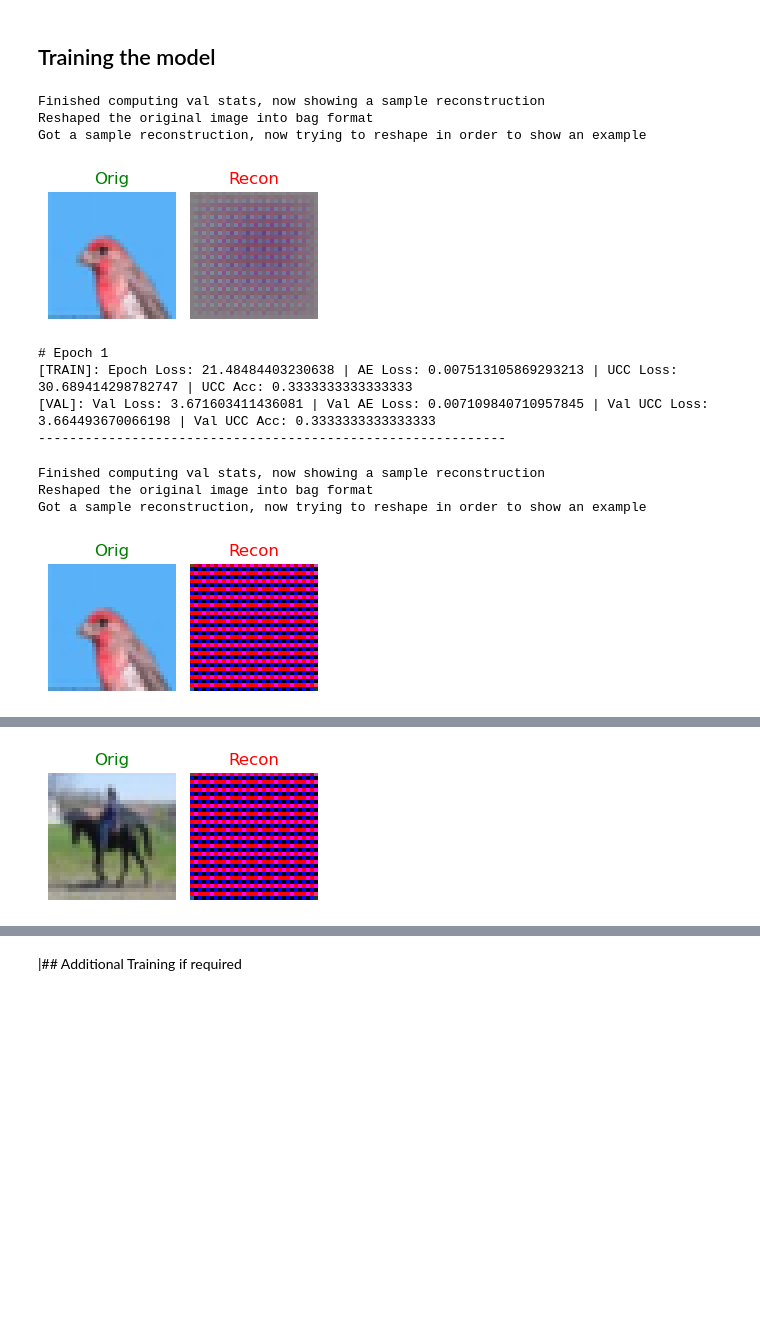
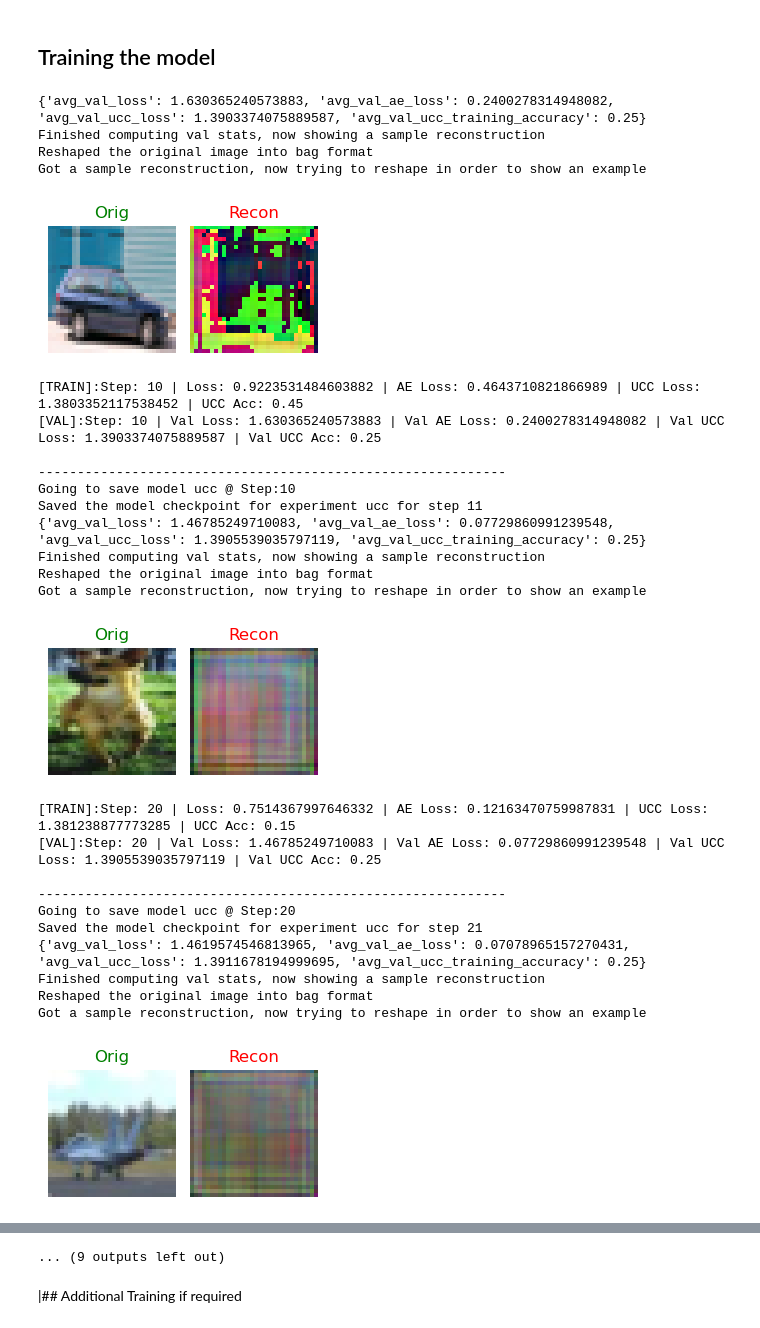
Before and after one commit to ParasharaRamesh/NUS-CS5242-Neural-Networks-and-Deep-Learning, a Jupyter notebook: Assignment 3 (CIFAR Clustering)/My test code/test.ipynb, the cells around one changed output, grey strips where cells are left out. Cells and saved outputs as stored; diff of their text form; code cells hidden in the pictures; blank space fills up the shorter version.

Commit message:
was able to train the model now ... have to let it run loose in colab now

```diff
--- a/Assignment 3 (CIFAR Clustering)/My test code/test.ipynb
+++ b/Assignment 3 (CIFAR Clustering)/My test code/test.ipynb
@@ -184,3 +34,5 @@ min(val_ae_losses)
+# %%
+dataloaders = Dataloaders()
 # %% [markdown]
 # EXPERIMENT-1 : UCC Model
 
@@ -192,8 +44,8 @@ Similarly experiment-2 will be the improvement model
 # %%
 experiment1 = "ucc"
 save_dir = os.path.abspath(config.weights_path)
-combined_ucc_model = CombinedUCCModel().to(config.device)
+combined_ucc_model = UCCModel().to(config.device)
 
 #creating the trainer
-ucc_trainer = UCCTrainer(experiment1, combined_ucc_model, dataset, save_dir)
+ucc_trainer = UCCTrainer(experiment1, combined_ucc_model, dataloaders, save_dir)
 # %% [output]
@@ -208,15 +57,30 @@ Combined UCC model initialized
 # %%
-exp1_epoch_numbers, exp1_training_ae_losses, exp1_training_ucc_losses, exp1_training_losses, exp1_training_ucc_accuracies, exp1_val_ae_losses, exp1_val_ucc_losses, exp1_val_losses, exp1_val_ucc_accuracies = ucc_trainer.train(3, epoch_saver_count=6)
+exp1_epoch_numbers, exp1_training_ae_losses, exp1_training_ucc_losses, exp1_training_losses, exp1_training_ucc_accuracies, exp1_val_ae_losses, exp1_val_ucc_losses, exp1_val_losses, exp1_val_ucc_accuracies = ucc_trainer.train(saver_steps=10)
 # %% [output]
+{'avg_val_loss': 1.630365240573883, 'avg_val_ae_loss': 0.2400278314948082, 'avg_val_ucc_loss': 1.3903374075889587, 'avg_val_ucc_training_accuracy': 0.25}
 Finished computing val stats, now showing a sample reconstruction
 Reshaped the original image into bag format
 Got a sample reconstruction, now trying to reshape in order to show an example
-[figure, old version]
+[figure, new version]
-# Epoch 1
-[TRAIN]: Epoch Loss: 21.48484403230638 | AE Loss: 0.007513105869293213 | UCC Loss: 30.689414298782747 | UCC Acc: 0.3333333333333333
-[VAL]: Val Loss: 3.671603411436081 | Val AE Loss: 0.007109840710957845 | Val UCC Loss: 3.664493670066198 | Val UCC Acc: 0.3333333333333333
+[TRAIN]:Step: 10 | Loss: 0.9223531484603882 | AE Loss: 0.4643710821866989 | UCC Loss: 1.3803352117538452 | UCC Acc: 0.45
+[VAL]:Step: 10 | Val Loss: 1.630365240573883 | Val AE Loss: 0.2400278314948082 | Val UCC Loss: 1.3903374075889587 | Val UCC Acc: 0.25
+
 ------------------------------------------------------------
+Going to save model ucc @ Step:10
+Saved the model checkpoint for experiment ucc for step 11
+{'avg_val_loss': 1.46785249710083, 'avg_val_ae_loss': 0.07729860991239548, 'avg_val_ucc_loss': 1.3905539035797119, 'avg_val_ucc_training_accuracy': 0.25}
+Finished computing val stats, now showing a sample reconstruction
+Reshaped the original image into bag format
+Got a sample reconstruction, now trying to reshape in order to show an example
+[figure, new version]
+[TRAIN]:Step: 20 | Loss: 0.7514367997646332 | AE Loss: 0.12163470759987831 | UCC Loss: 1.381238877773285 | UCC Acc: 0.15
+[VAL]:Step: 20 | Val Loss: 1.46785249710083 | Val AE Loss: 0.07729860991239548 | Val UCC Loss: 1.3905539035797119 | Val UCC Acc: 0.25
+
+------------------------------------------------------------
+Going to save model ucc @ Step:20
+Saved the model checkpoint for experiment ucc for step 21
+{'avg_val_loss': 1.4619574546813965, 'avg_val_ae_loss': 0.07078965157270431, 'avg_val_ucc_loss': 1.3911678194999695, 'avg_val_ucc_training_accuracy': 0.25}
 Finished computing val stats, now showing a sample reconstruction
 Reshaped the original image into bag format
 Got a sample reconstruction, now trying to reshape in order to show an example
-[figure, old version]
+[figure, new version]
@@ -227,4 +105,3 @@ Got a sample reconstruction, now trying to reshape in order to show an example
 Finished computing val stats, now showing a sample reconstruction
 Reshaped the original image into bag format
 Got a sample reconstruction, now trying to reshape in order to show an example
-[figure, old version]
@@ -235,3 +120,4 @@ Got a sample reconstruction, now trying to reshape in order to show an example
+... (9 outputs left out)
 # %% [markdown]
 |## Additional Training if required
 # %%
```
Also changed, not shown: parts of 39 cells of this notebook, 3 other files.
